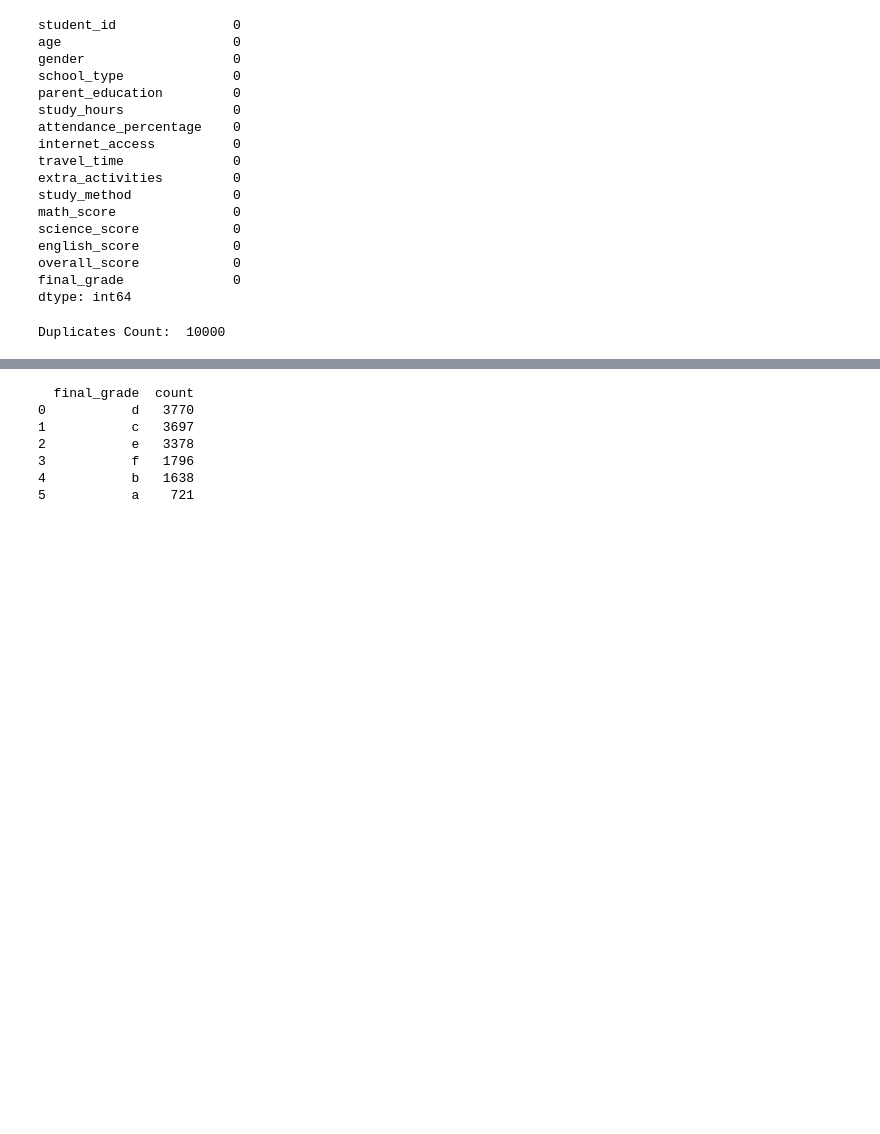
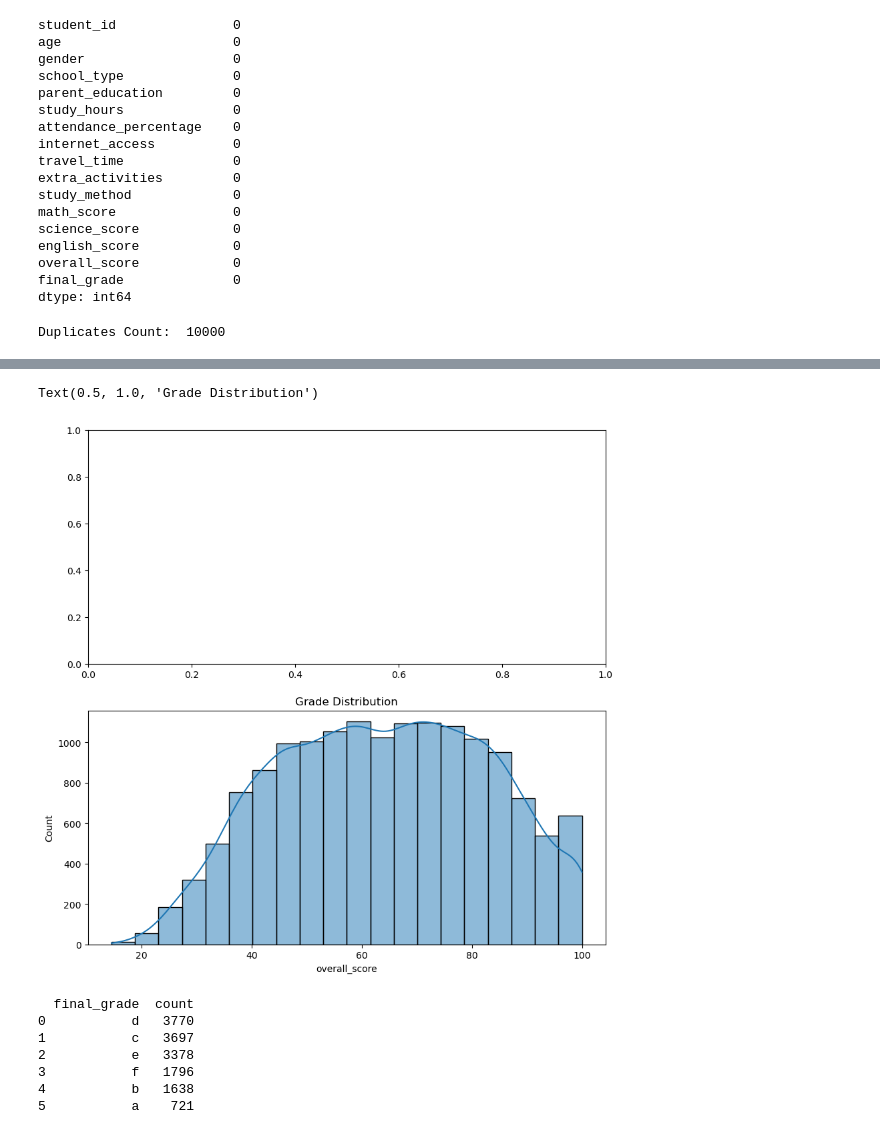
Before and after one commit to iiFouzi/Student-Preformance-Analysis, a Jupyter notebook: code/Student_analysis.ipynb, the cells around one changed output, grey strips where cells are left out. Cells and saved outputs as stored; diff of their text form; code cells hidden in the pictures; blank space fills up the shorter version.

```diff
--- a/code/Student_analysis.ipynb
+++ b/code/Student_analysis.ipynb
@@ -75,3 +92,17 @@ Duplicates Count:  10000
+# %%
+fig, axes =plt.subplots(2, 1, figsize=(10, 10))
+axes = axes.flatten()
+
+sns.boxplot(x='gender', y='overall_score', data=df)
+axes[0].set_title("Boxplot of Overall Score")
+sns.histplot(df["overall_score"], bins=20, kde=True)
+axes[1].set_title("Grade Distribution")
+
+plt.tight_layout()
+plt.show()
+# %% [output]
+Text(0.5, 1.0, 'Grade Distribution')
+[figure, added]
 # %%
 # features creation
 
```
Also changed, not shown: parts of 3 cells of this notebook.
